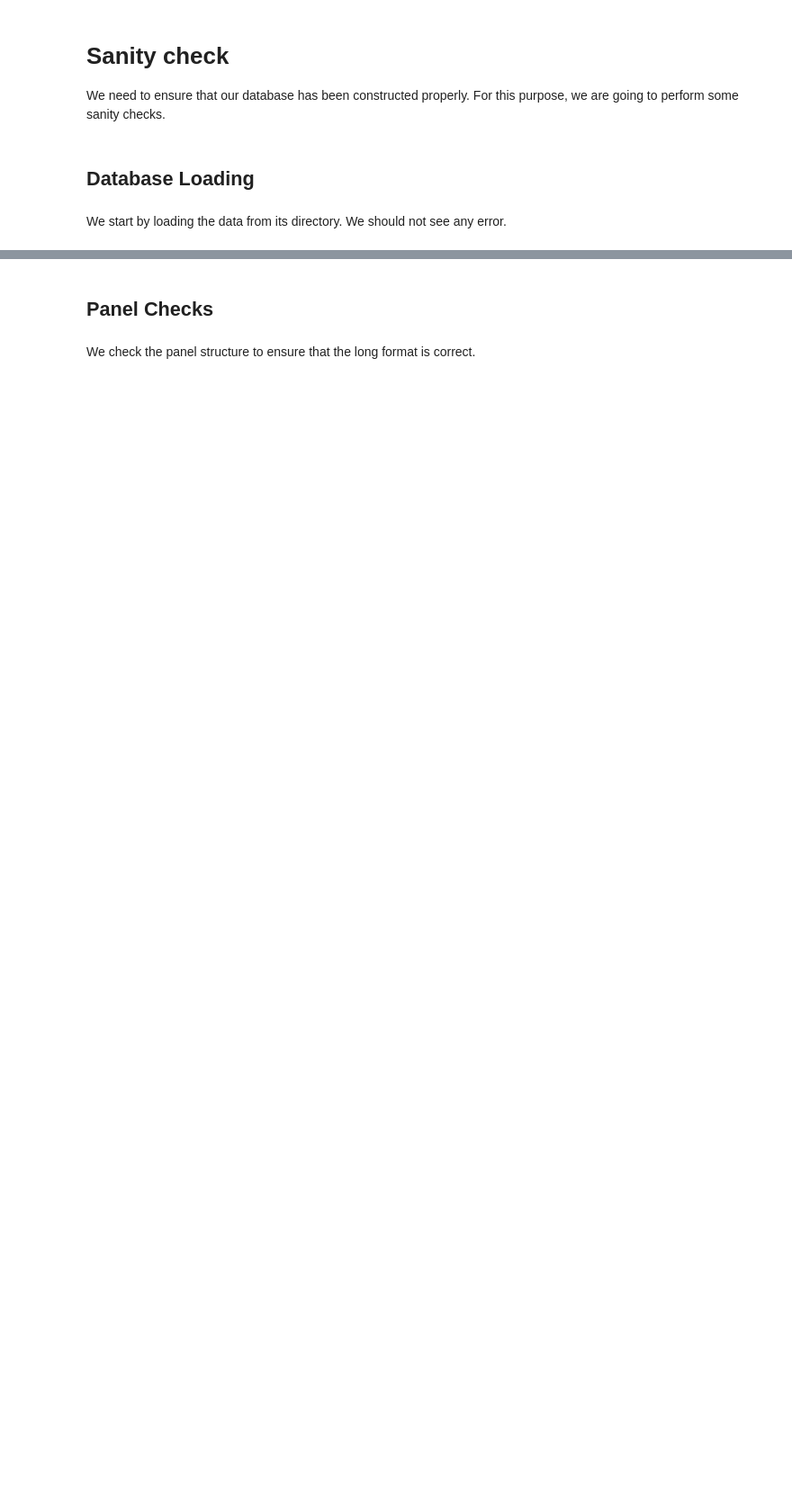
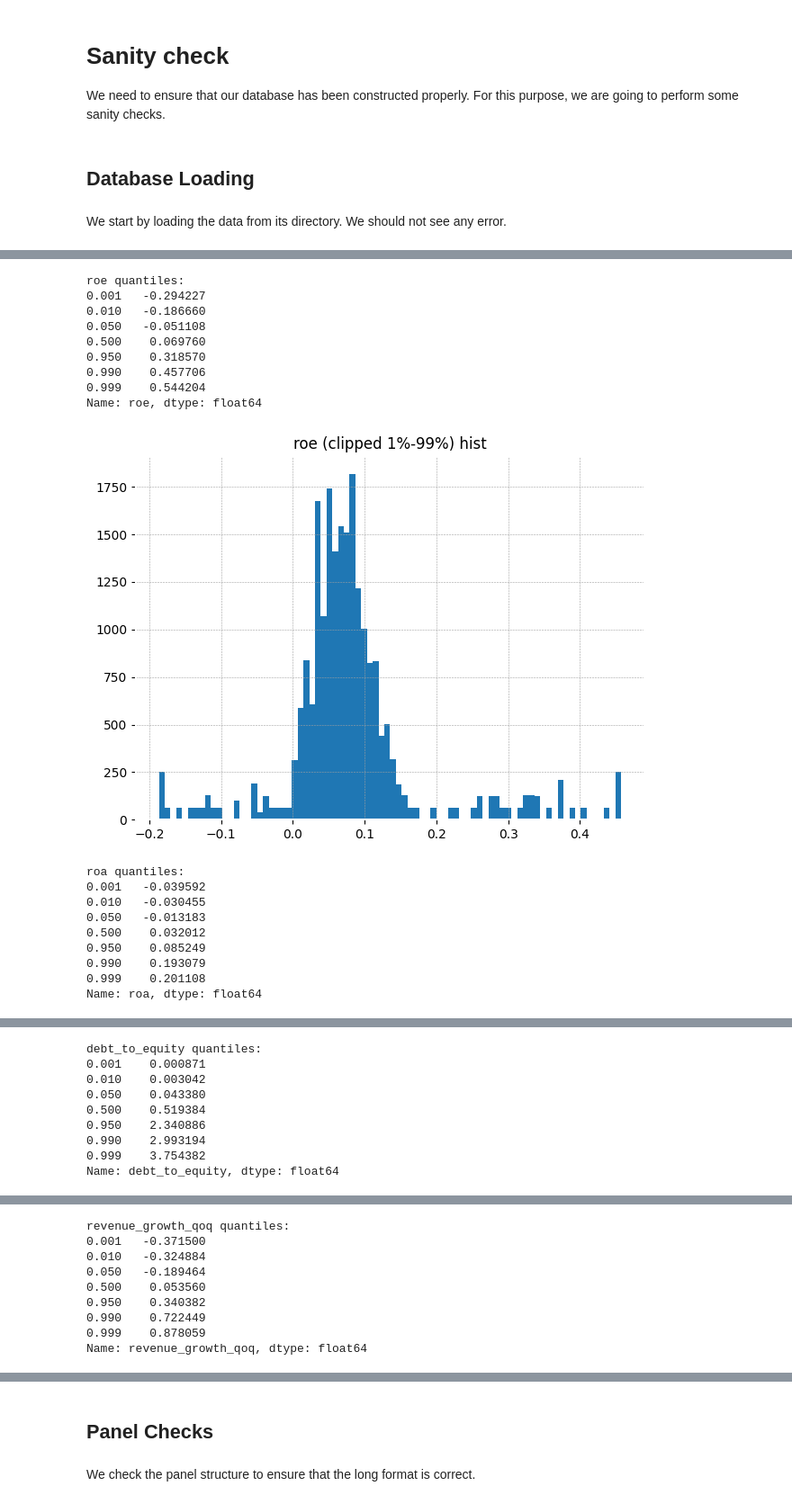
Before and after one commit to IgorDragone/hybrid-stock-prediction-thesis, a Jupyter notebook: notebooks/01_sanity_check.ipynb, the cells around one changed output, grey strips where cells are left out. Shown at 90% size. Cells and saved outputs as stored; diff of their text form; code cells hidden in the pictures; blank space fills up the shorter version.

```diff
--- a/notebooks/01_sanity_check.ipynb
+++ b/notebooks/01_sanity_check.ipynb
@@ -50,0 +213,39 @@ Here we can observe that some columns such as `net_margin` or `operation_margin`
+# %%
+def describe_outliers(series: pd.Series, name: str):
+    s = series.dropna()
+    if s.empty:
+        print(name, "empty")
+        return
+    q = s.quantile([0.001, 0.01, 0.05, 0.5, 0.95, 0.99, 0.999])
+    print(f"\n{name} quantiles:")
+    print(q)
+
+    plt.figure()
+    s.clip(s.quantile(0.01), s.quantile(0.99)).hist(bins=80)
+    plt.title(f"{name} (clipped 1%-99%) hist")
+    plt.tight_layout()
+    plt.show()
+
+for c in ["roe","roa","debt_to_equity","revenue_growth_qoq","earnings_growth_qoq","fcf_growth_qoq"]:
+    if c in df.columns:
+        describe_outliers(df[c], c)
+# %% [output]
+roe quantiles:
+0.001   -0.294227
+0.010   -0.186660
+0.050   -0.051108
+0.500    0.069760
+0.950    0.318570
+0.990    0.457706
+0.999    0.544204
+Name: roe, dtype: float64
+[figure, added]
+roa quantiles:
+0.001   -0.039592
+0.010   -0.030455
+0.050   -0.013183
+0.500    0.032012
+0.950    0.085249
+0.990    0.193079
+0.999    0.201108
+Name: roa, dtype: float64
@@ -50,0 +253,9 @@ Here we can observe that some columns such as `net_margin` or `operation_margin`
+debt_to_equity quantiles:
+0.001    0.000871
+0.010    0.003042
+0.050    0.043380
+0.500    0.519384
+0.950    2.340886
+0.990    2.993194
+0.999    3.754382
+Name: debt_to_equity, dtype: float64
@@ -50,0 +263,9 @@ Here we can observe that some columns such as `net_margin` or `operation_margin`
+revenue_growth_qoq quantiles:
+0.001   -0.371500
+0.010   -0.324884
+0.050   -0.189464
+0.500    0.053560
+0.950    0.340382
+0.990    0.722449
+0.999    0.878059
+Name: revenue_growth_qoq, dtype: float64
```
Also changed, not shown: parts of 30 cells of this notebook.
